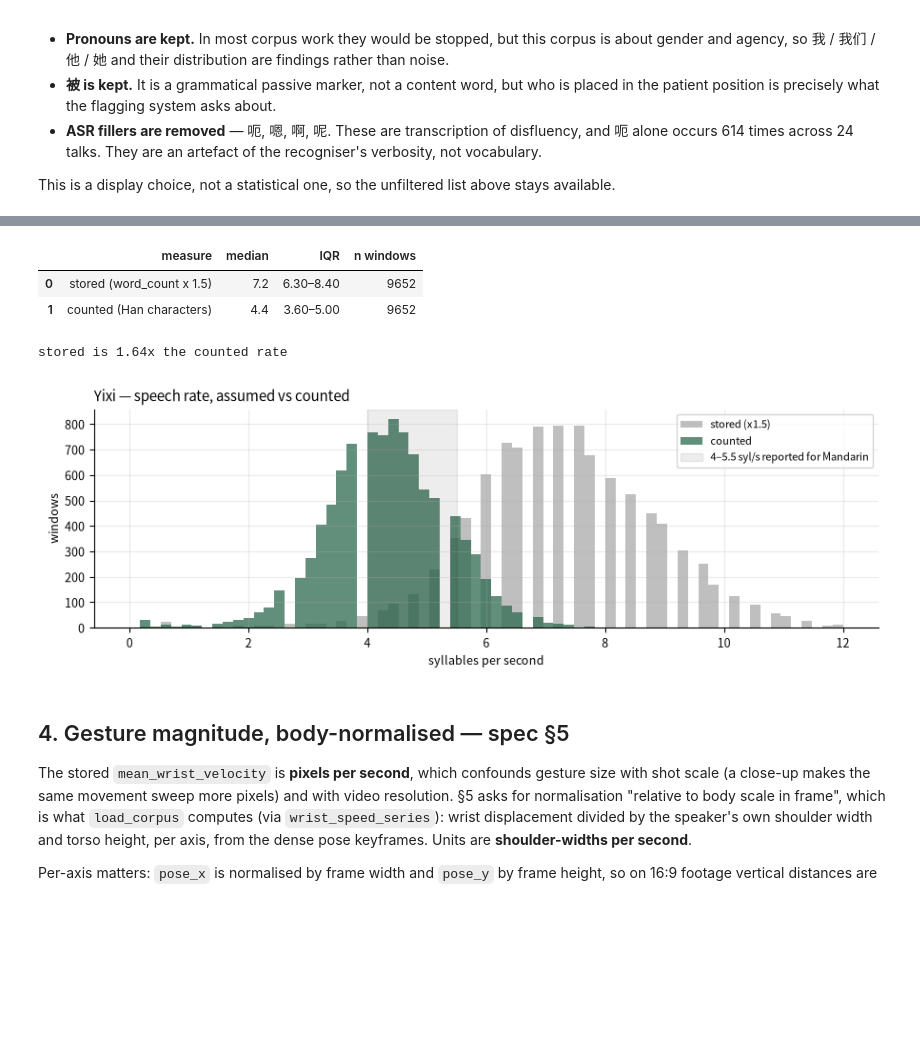
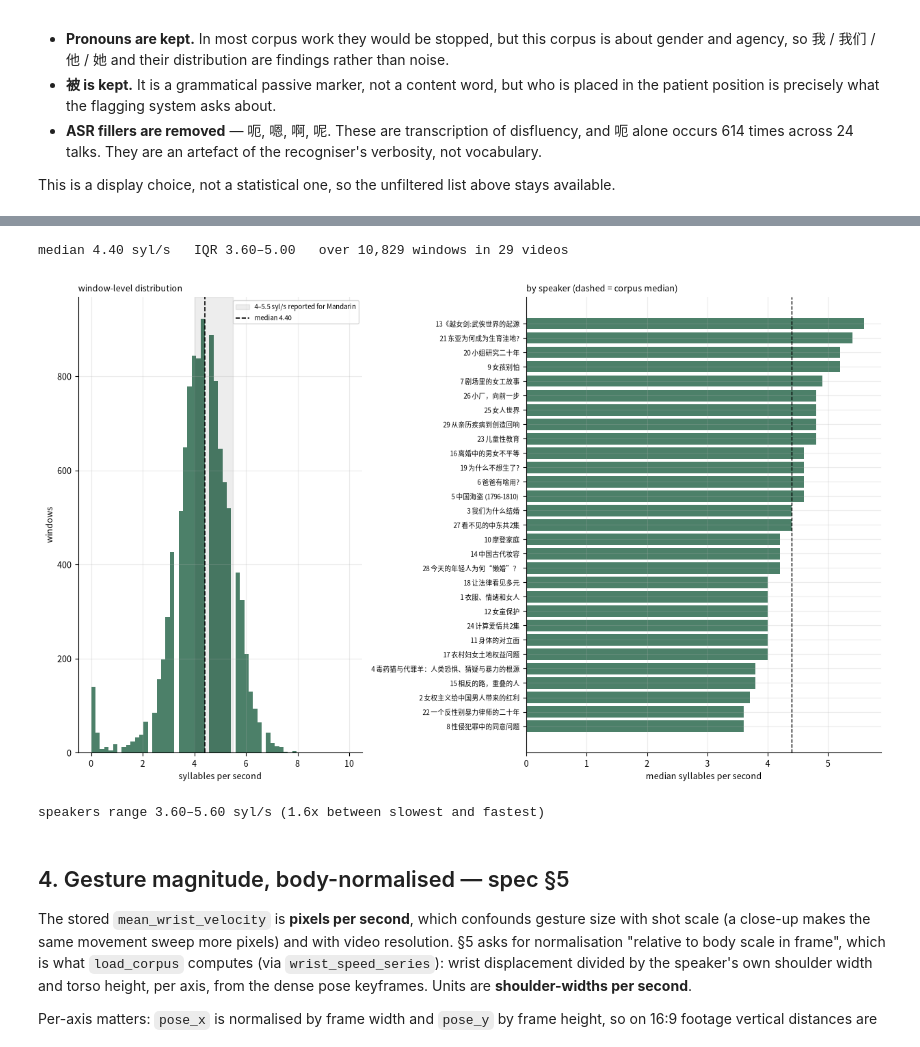
Before and after one commit to AbelAditya/MultiArth, a Jupyter notebook: notebooks/02_yixi_trends.ipynb, the cells around one changed output, grey strips where cells are left out. Cells and saved outputs as stored; diff of their text form; code cells hidden in the pictures; blank space fills up the shorter version.

```diff
--- a/notebooks/02_yixi_trends.ipynb
+++ b/notebooks/02_yixi_trends.ipynb
@@ -96,7 +96,7 @@ def short_label(s, n=30):
     return s[:n]
 
 
-CORPUS = "Yixi"
+CORPUS = "YiXi"
 
 print("corpora present in MongoDB:", C.available_corpora())
 # %% [output]
@@ -111,7 +111,7 @@ corpora present in MongoDB: ['TedX', 'Yixi']
 # and window counts, so adding, reprocessing or deleting a video invalidates it
 # automatically. refresh=True forces a re-fetch; offline=True trusts the cache
 # without contacting MongoDB, for working through an Atlas outage.
-data = C.load_corpus(CORPUS)
+data = C.load_corpus(CORPUS, refresh=True)
 
 videos = data.videos
 df = data.windows
@@ -130,7 +130,7 @@ if HAS_DATA:
         print("\nWARNING — duplicate labels (same talk stored twice?):")
         print(dupes[["job_id", "label", "total_windows"]].to_string(index=False))
 
-    # Yixi labels are numbered by hand, so a gap is the quickest check that a
+    # YiXi labels are numbered by hand, so a gap is the quickest check that a
     # video failed to ship rather than simply not existing. Reported, not
     # fixed: a gap may equally mean the talk was never in the sample.
     import re as _re
@@ -414,36 +407,48 @@ syllables needs a pronunciation dictionary rather than a regex.
 # %%
-if HAS_DATA:
-    df["syl_per_s"] = C.chinese_syllable_rate(df)
+if not HAS_DATA:
+    print("skipped — no data")
+else:
+    rate = df["speech_rate_syl_per_s"].dropna()
+    per_video = (df.groupby("job_id").speech_rate_syl_per_s.median()
+                 .reset_index()
+                 .merge(videos[["job_id", "label"]], on="job_id", how="left")
+                 .sort_values("speech_rate_syl_per_s"))
+    per_video["label"] = per_video.label.fillna(per_video.job_id).map(short_label)
 
-    both = df[["speech_rate_syl_per_s", "syl_per_s"]].dropna()
-    comp = pd.DataFrame({
-        "measure": ["stored (word_count x 1.5)", "counted (Han characters)"],
-        "median":  [both.speech_rate_syl_per_s.median(), both.syl_per_s.median()],
-        "IQR": [f"{both.speech_rate_syl_per_s.quantile(.25):.2f}–{both.speech_rate_syl_per_s.quantile(.75):.2f}",
-                f"{both.syl_per_s.quantile(.25):.2f}–{both.syl_per_s.quantile(.75):.2f}"],
-        "n windows": [len(both), len(both)],
-    }).round(2)
-    display(comp)
-    print(f"stored is {both.speech_rate_syl_per_s.median()/both.syl_per_s.median():.2f}x the counted rate")
+    print(f"median {rate.median():.2f} syl/s   "
+          f"IQR {rate.quantile(.25):.2f}–{rate.quantile(.75):.2f}   "
+          f"over {len(rate):,} windows in {df.job_id.nunique()} videos")
 
-    fig, ax = plt.subplots(figsize=(9, 3.2))
-    bins = np.linspace(0, 12, 70)
-    ax.hist(both.speech_rate_syl_per_s, bins=bins, alpha=0.55, label="stored (x1.5)",
-            color="0.55")
-    ax.hist(both.syl_per_s, bins=bins, alpha=0.75, label="counted",
-            color=MODALITY_COLOUR["prosody"])
-    ax.axvspan(4, 5.5, color="k", alpha=0.07,
-               label="4–5.5 syl/s reported for Mandarin")
-    ax.set_xlabel("syllables per second"); ax.set_ylabel("windows")
-    ax.legend(fontsize=8, loc="upper right")
-    ax.set_title(f"{CORPUS} — speech rate, assumed vs counted", loc="left")
+    fig, axes = plt.subplots(1, 2, figsize=(12.5, max(3.4, 0.26 * len(per_video))),
+                             gridspec_kw={"width_ratios": [1, 1.25]})
+
+    # window-level distribution, against the range reported for Mandarin
+    axes[0].hist(rate, bins=np.linspace(0, 10, 60),
+                 color=MODALITY_COLOUR["prosody"], alpha=0.85)
+    axes[0].axvspan(4, 5.5, color="k", alpha=0.07,
+                    label="4–5.5 syl/s reported for Mandarin")
+    axes[0].axvline(rate.median(), color="k", lw=1.2, ls="--",
+                    label=f"median {rate.median():.2f}")
+    axes[0].set_xlabel("syllables per second"); axes[0].set_ylabel("windows")
+    axes[0].legend(fontsize=7)
+    axes[0].set_title("window-level distribution", loc="left", fontsize=9)
+
+    # one number per speaker — the honest n for any comparison
+    axes[1].barh(per_video.label, per_video.speech_rate_syl_per_s,
+                 color=MODALITY_COLOUR["prosody"], alpha=0.85)
+    axes[1].axvline(rate.median(), color="k", lw=1, ls="--")
+    axes[1].set_xlabel("median syllables per second")
+    axes[1].tick_params(axis="y", labelsize=7)
+    axes[1].set_title("by speaker (dashed = corpus median)", loc="left", fontsize=9)
     plt.tight_layout(); plt.show()
+
+    spread = per_video.speech_rate_syl_per_s
+    print(f"speakers range {spread.min():.2f}–{spread.max():.2f} syl/s "
+          f"({spread.max()/spread.min():.1f}x between slowest and fastest)")
 # %% [output]
-|  | measure | median | IQR | n windows |
-| 0 | stored (word_count x 1.5) | 7.2 | 6.30–8.40 | 9652 |
-| 1 | counted (Han characters) | 4.4 | 3.60–5.00 | 9652 |
-stored is 1.64x the counted rate
+median 4.40 syl/s   IQR 3.60–5.00   over 10,829 windows in 29 videos
-[figure, old version]
+[figure, new version]
+speakers range 3.60–5.60 syl/s (1.6x between slowest and fastest)
 # %% [markdown]
 ## 4. Gesture magnitude, body-normalised  — spec §5
 
```
Also changed, not shown: parts of 19 cells of this notebook, 1 other file.
